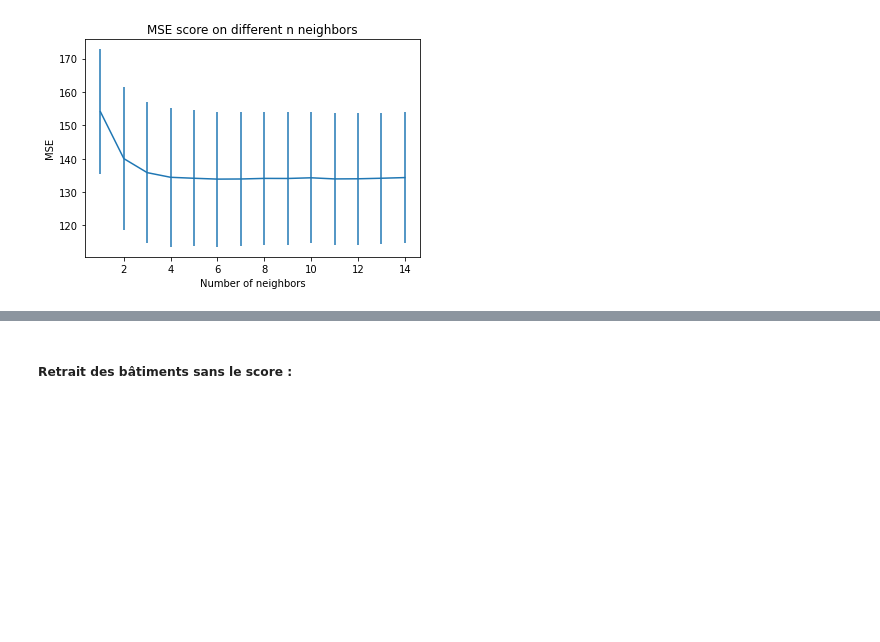
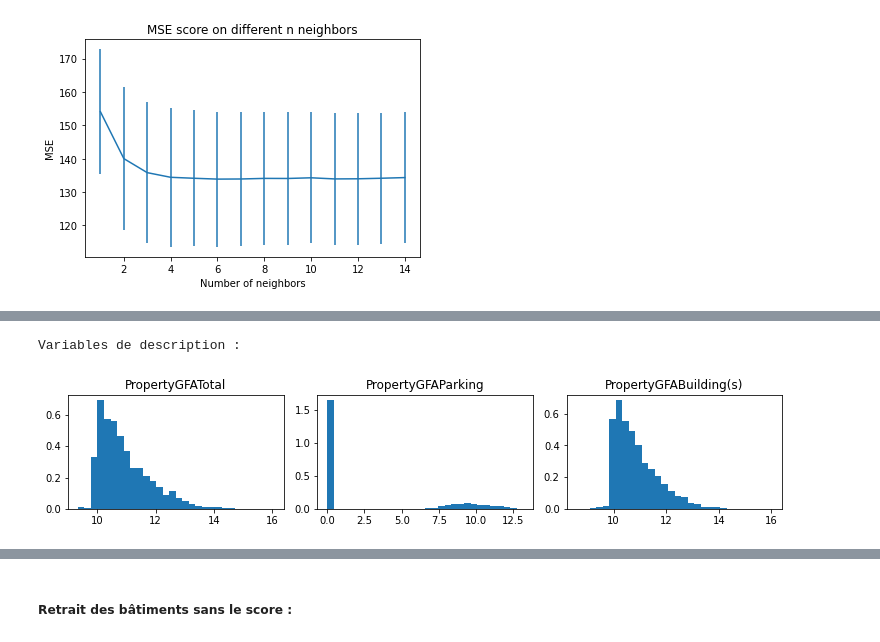
Before and after one commit to ClaireGayral/formation_openclassroom, a Jupyter notebook: P3_gayral_claire/preprocess.ipynb, the cells around one changed output, grey strips where cells are left out. Cells and saved outputs as stored; diff of their text form; code cells hidden in the pictures; blank space fills up the shorter version.

Commit message:
log transfo, start corr analysis

```diff
--- a/P3_gayral_claire/preprocess.ipynb
+++ b/P3_gayral_claire/preprocess.ipynb
@@ -385,7 +385,7 @@ data = data.drop(data.columns[data.dtypes=="object"], axis=1)
 
 nan_repartition = data.isna().sum(axis=0)
 # nan_threshold = nan_repartition.mean()
-nan_threshold = nan_repartition.quantile(0.97)
+nan_threshold = nan_repartition.quantile(0.95)
 new_data = data.drop(data.columns[nan_repartition>nan_threshold], axis = 1)
 
 print("I drop variables with less than",
@@ -504,0 +489,14 @@ pred = pd.DataFrame(pred, index = X.index, columns = X.columns)
+# %%
+var_in_building_permit = ['OSEBuildingID', 'BuildingType', 'PrimaryPropertyType', 'ZipCode',
+                          'CouncilDistrictCode', 'Neighborhood', 'NumberofBuildings',
+                          'NumberofFloors', 'PropertyGFATotal', 'PropertyGFAParking',
+                          'PropertyGFABuilding(s)', 'LargestPropertyUseType',
+                          'age_of_building','ComplianceStatus']
+
+CO2_var = ['CO2_emissions','CO2_emissions_intensity']
+
+energy_var = ['SiteEUI(kBtu/sf)','SiteEUIWN(kBtu/sf)',
+              'SourceEUI(kBtu/sf)', 'SourceEUIWN(kBtu/sf)',
+              'SiteEnergyUse(kBtu)', 'SiteEnergyUseWN(kBtu)',
+              'SteamUse(kBtu)', 'Electricity(kWh)', 'Electricity(kBtu)',
+              'NaturalGas(therms)','NaturalGas(kBtu)']
@@ -504,0 +509,10 @@ pred = pd.DataFrame(pred, index = X.index, columns = X.columns)
+# %%
+num_data_positive = data[numerical_var_in_data].drop(["ENERGYSTARScore", "age_of_building", "NumberofFloors"], axis = 1)
+num_data_positive[num_data_positive<0]= np.nan
+num_data_log = np.log(num_data_positive+1)
+# %%
+print("Variables de description :")
+univariate_analysis.plot_multi_hist(num_data_log, var_in_building_permit, figsize=(14,8))
+# %% [output]
+Variables de description :
+[figure, added]
```
Also changed, not shown: parts of 31 cells of this notebook, 3 other files.
